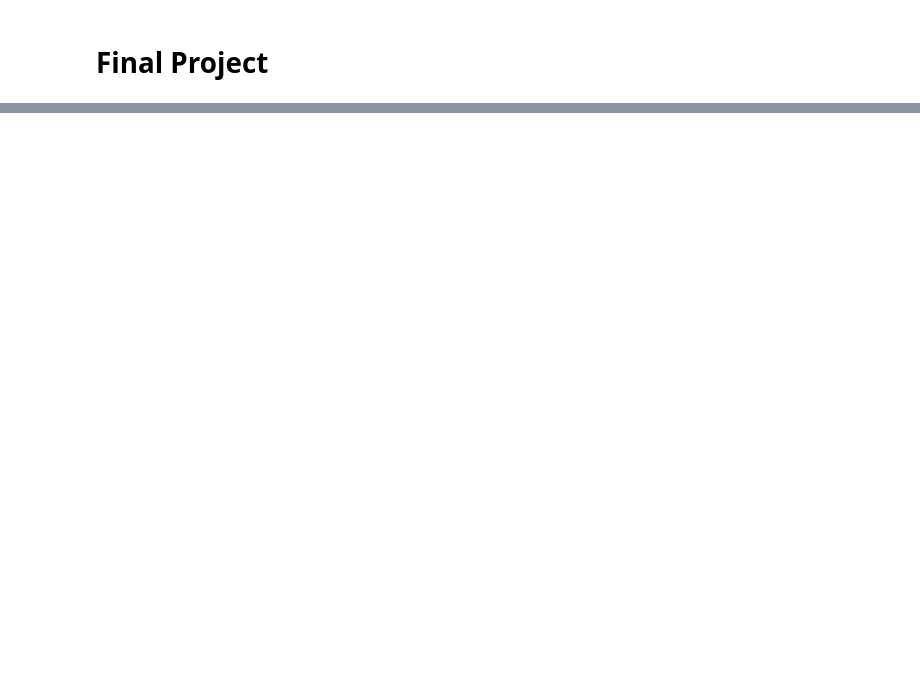
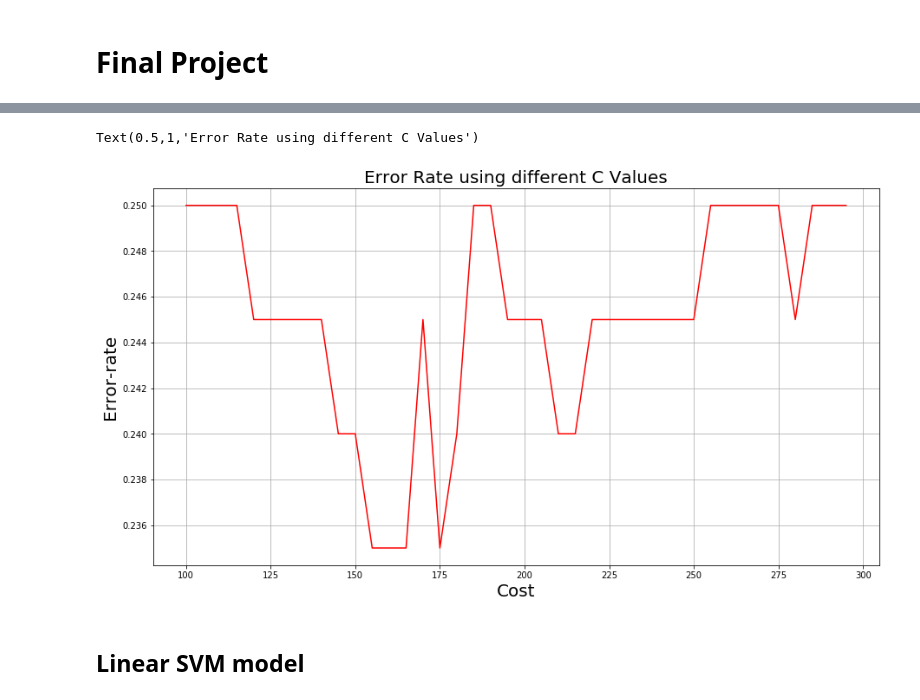
Before and after one commit to BabakRafian/Yelp_dataset_competition, a Jupyter notebook: Doc1.ipynb, the cells around one changed output, grey strips where cells are left out. Drawn from its saved outputs; the diff is of its cells as text; code cells hidden in the pictures; blank space fills up the shorter version.

```diff
--- a/Doc1.ipynb
+++ b/Doc1.ipynb
@@ -81,0 +198,23 @@ print(sample)
+# %%
+# Training different svm kernel models with different C values
+C = np.arange(100, 300, 5)
+error_rate =[]
+for c in C:
+    # Create a SVC classifier using an RBF kernel
+    svmk = SVC(kernel='rbf', random_state=0, gamma=0.1, C=c)
+    # Train the classifier
+    model = svmk.fit(X_train, y_train.values.ravel())
+    # Get the predictions
+    temp = model.predict(X_test)
+    tn, fp, fn, tp = confusion_matrix(temp,y_test).ravel()
+    error_rate.append((fn+fp)/(tp+fn+fp+tn))
+# %%
+plt.subplots(figsize=(15,8))
+plt.plot(C,error_rate,color = 'red')
+plt.grid(zorder=0)
+plt.ylabel('Error-rate', fontsize=20)
+plt.xlabel('Cost', fontsize=20)
+plt.title('Error Rate using different C Values', fontsize = 20)
+# %% [output]
+Text(0.5,1,'Error Rate using different C Values')
+[figure, added]
@@ -81,0 +237,2 @@ print(sample)
+# %% [markdown]
+## Linear SVM model
```
Also changed, not shown: parts of 60 cells of this notebook.
